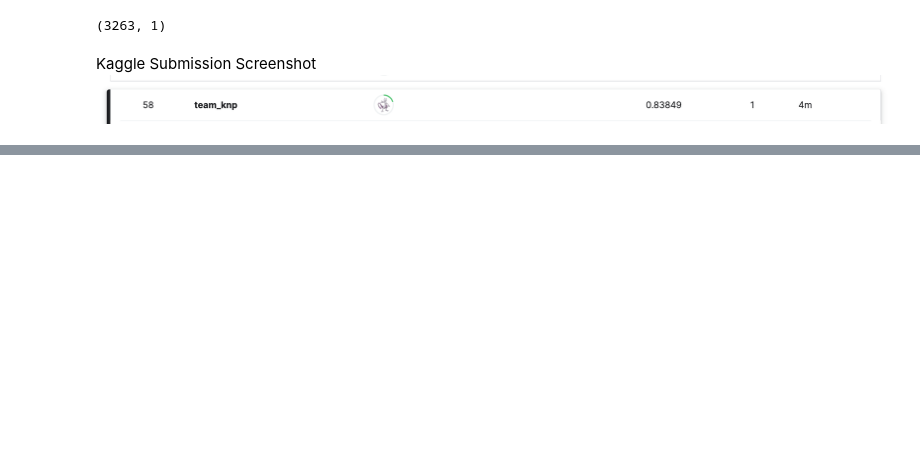
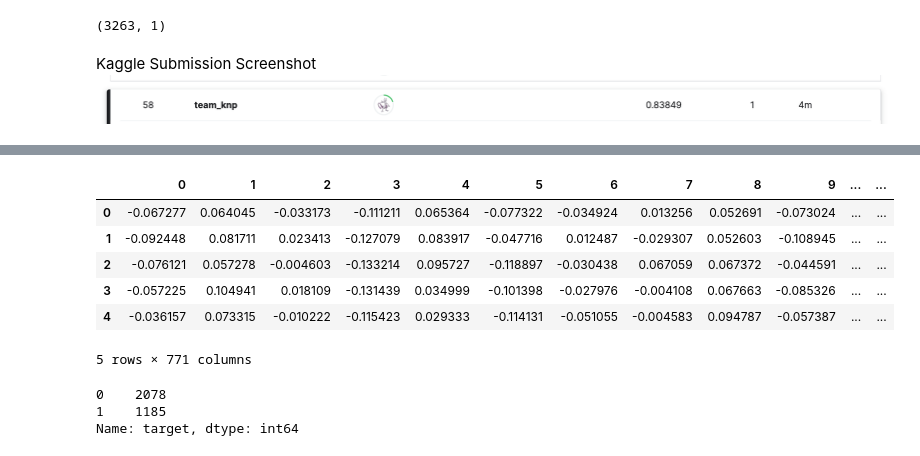
Before and after one commit to nates27/multi-task-learning, a Jupyter notebook: bt5151_gp_npk.ipynb, the cells around one changed output, grey strips where cells are left out. Saved outputs shown, nothing was run; the diff lists cells and outputs as text; code cells hidden in the pictures; blank space fills up the shorter version.

```diff
--- a/bt5151_gp_npk.ipynb
+++ b/bt5151_gp_npk.ipynb
@@ -1091,0 +1436,4 @@ Kaggle Submission Screenshot
+# %%
+d1_test_select =  d_test[['text']].copy()
+d1_test_set = TestData(d1_test_select, tokenizer=tokenizer, max_len=MAX_LEN)
+d1_test_embed = DataLoader(d1_test_set, **test_params)
@@ -1091,0 +1489,18 @@ Kaggle Submission Screenshot
+# %%
+test_hs = test_embed(d1_test_embed, model_embed)
+# %%
+test_t2_predict = predict_hydra_test(model_predict, d1_test_embed)
+# %%
+test_embed = pd.DataFrame(test_hs)
+test_final = test_embed.merge(test_t2_predict, left_index=True, right_index=True, suffixes=(None, "_y"))
+test_dummy = pd.get_dummies(pd.get_dummies(test_final, columns=["predict"]))
+# %%
+test_dummy.head()
+# %% [output]
+|  | 0 | 1 | 2 | 3 | 4 | 5 | 6 | 7 | 8 | 9 | ... | ... |
+| 0 | -0.067277 | 0.064045 | -0.033173 | -0.111211 | 0.065364 | -0.077322 | -0.034924 | 0.013256 | 0.052691 | -0.073024 | ... | ... |
+| 1 | -0.092448 | 0.081711 | 0.023413 | -0.127079 | 0.083917 | -0.047716 | 0.012487 | -0.029307 | 0.052603 | -0.108945 | ... | ... |
+| 2 | -0.076121 | 0.057278 | -0.004603 | -0.133214 | 0.095727 | -0.118897 | -0.030438 | 0.067059 | 0.067372 | -0.044591 | ... | ... |
+| 3 | -0.057225 | 0.104941 | 0.018109 | -0.131439 | 0.034999 | -0.101398 | -0.027976 | -0.004108 | 0.067663 | -0.085326 | ... | ... |
+| 4 | -0.036157 | 0.073315 | -0.010222 | -0.115423 | 0.029333 | -0.114131 | -0.051055 | -0.004583 | 0.094787 | -0.057387 | ... | ... |
+5 rows × 771 columns
@@ -1091,0 +1511,6 @@ Kaggle Submission Screenshot
+# %%
+strat2_df['target'].value_counts()
+# %% [output]
+0    2078
+1    1185
+Name: target, dtype: int64
```
Also changed, not shown: parts of 103 cells of this notebook.
